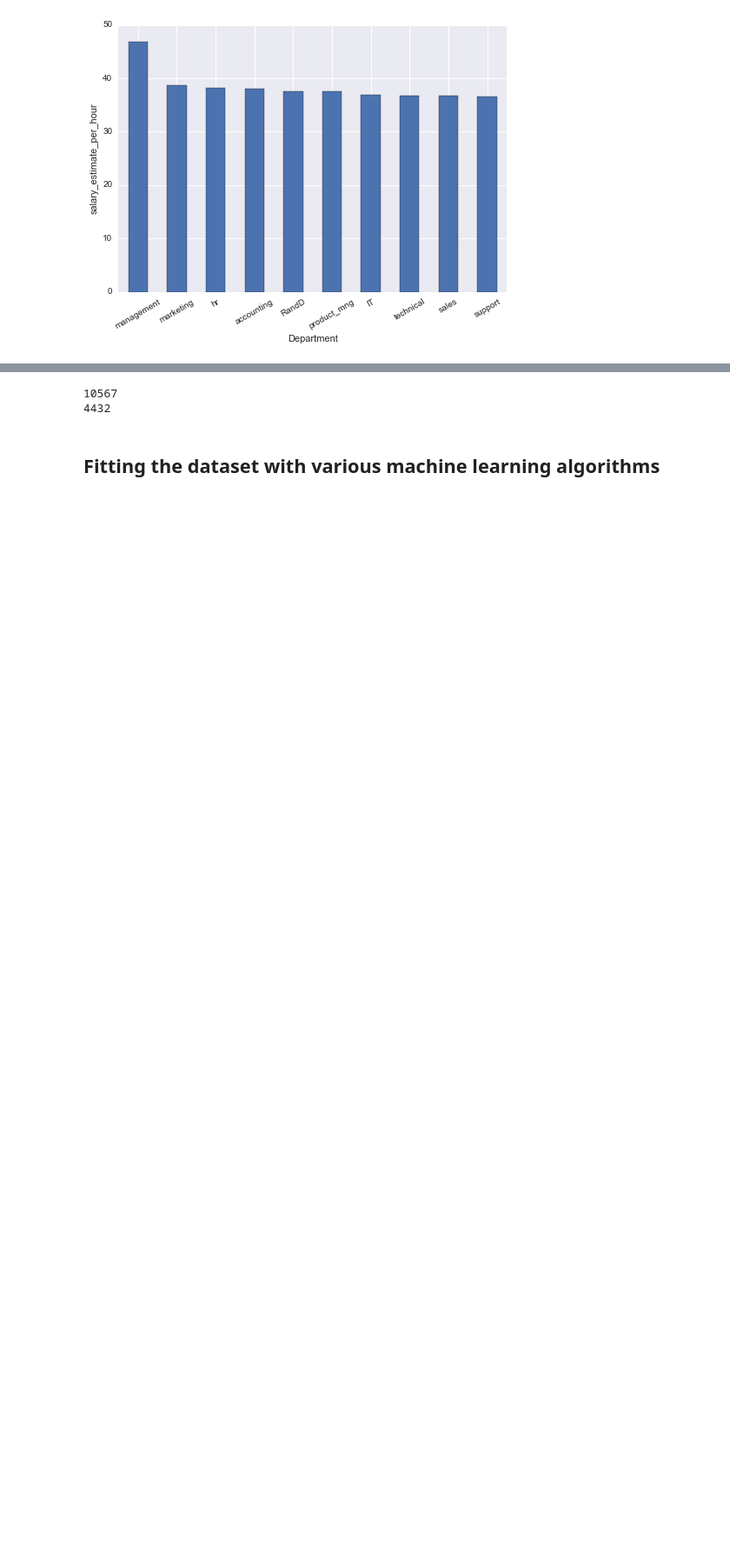
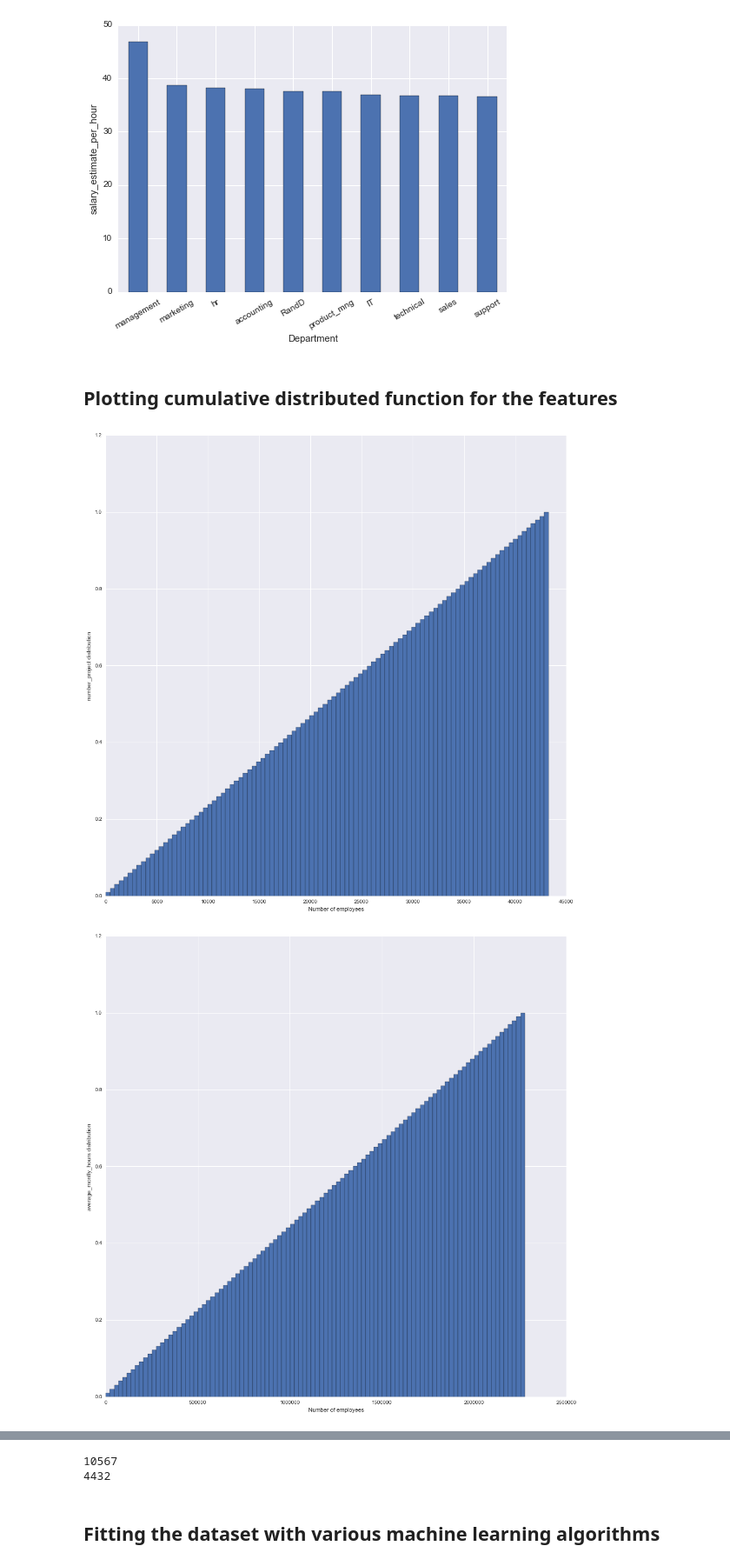
Before and after one commit to kkgoswami/humanResourceAnalytics, a Jupyter notebook: spark2.ipynb, the cells around one changed output, grey strips where cells are left out. Shown at 87% size. Drawn from its saved outputs; the diff is of its cells as text; code cells hidden in the pictures; blank space fills up the shorter version.

```diff
--- a/spark2.ipynb
+++ b/spark2.ipynb
@@ -164,3 +165,27 @@ for col in hr_data_by_dept.columns:
 [figure]
 [figure]
 [figure]
+# %% [markdown]
+## Plotting cumulative distributed function for the features
+# %%
+present = visualizedf.loc[visualizedf['left'] == 0]
+quit = visualizedf.loc[visualizedf['left'] == 1]
+
+for col in numericColumns:
+    plt.figure(figsize=(16, 16))
+    ser = pd.Series(present[col].cumsum())
+    ser.hist(cumulative=True, normed=1, bins=100)
+    plt.ylabel(col+" distribution")
+    plt.xlabel("Number of employees")
+    plt.show()
+
+for col in numericColumns:
+    plt.figure(figsize=(16, 16))
+    ser = pd.Series(quit[col].cumsum())
+    ser.hist(cumulative=True, normed=1, bins=100,color='r')
+    plt.ylabel(col+" distribution")
+    plt.xlabel("Number of employees")
+    plt.show()
+# %% [output]
+[figure, added]
+[figure, added]
```
Also changed, not shown: parts of 2 cells of this notebook.
